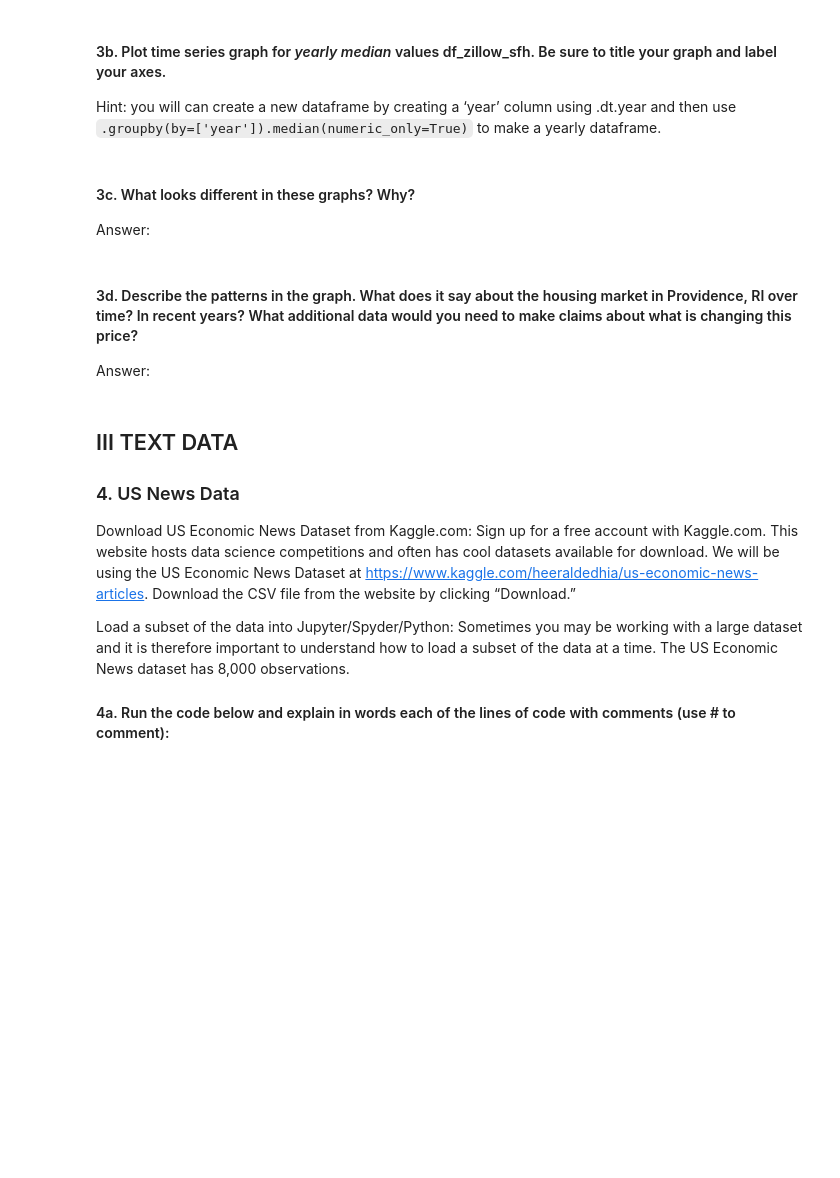
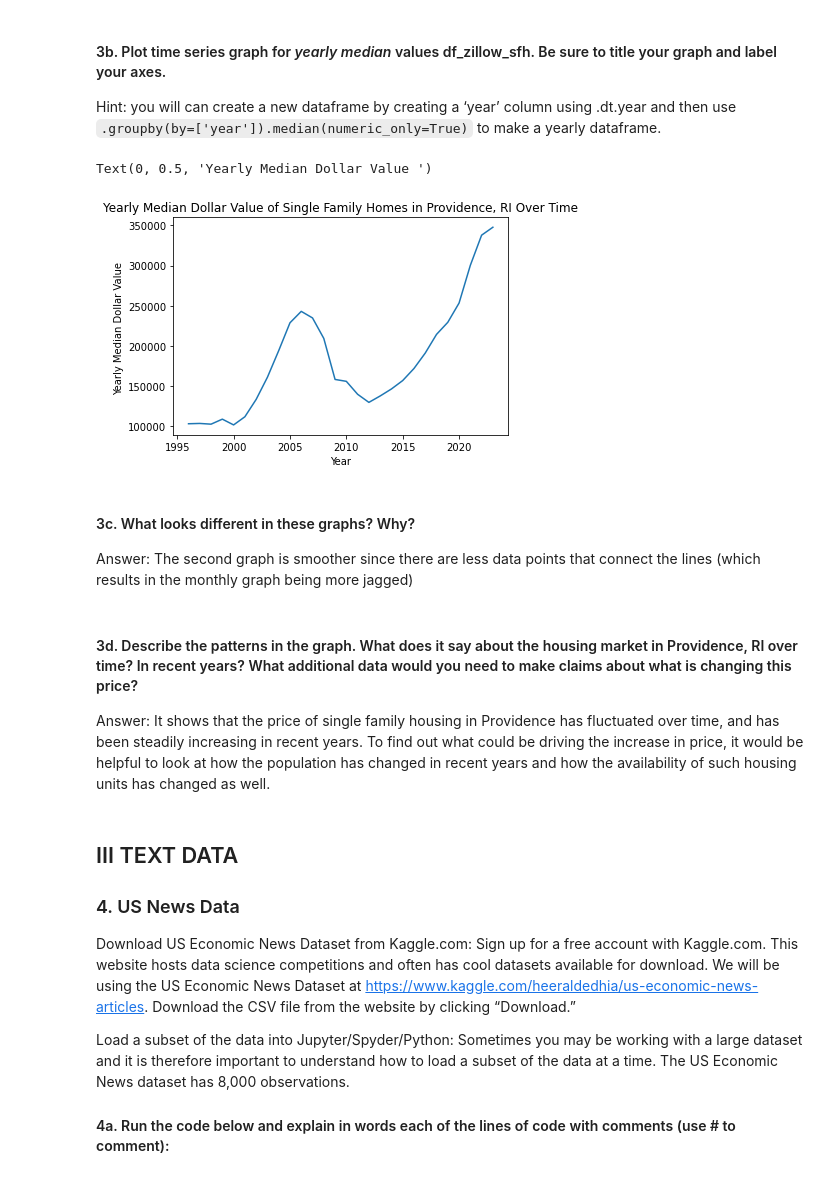
Before and after one commit to nadyatan21/ECON1620-Spring2024, a Jupyter notebook: Homework1_notebook.ipynb, the cells around one changed output. Saved outputs shown, nothing was run; the diff lists cells and outputs as text; code cells hidden in the pictures; blank space fills up the shorter version.

```diff
--- a/Homework1_notebook.ipynb
+++ b/Homework1_notebook.ipynb
@@ -129,14 +183,24 @@ Hint: use  `[df_zillow_sfh['date'].dt.year==2020]`
 Hint: you will can create a new dataframe by creating a ‘year’ column using .dt.year and then use `.groupby(by=['year']).median(numeric_only=True)` to make a yearly dataframe.
 # %%
 # Write the code you need (if any) to answer the questions above:
+df_zillow_sfh['year'] = df_zillow_sfh['date'].dt.year
+df_zillow_sfh_by_year = df_zillow_sfh.groupby(by=['year']).median(numeric_only=True)
+df_zillow_sfh_by_year.head()
+plt.plot(df_zillow_sfh_by_year.index, df_zillow_sfh_by_year['value'])
+plt.title('Yearly Median Dollar Value of Single Family Homes in Providence, RI Over Time')
+plt.xlabel('Year')
+plt.ylabel('Yearly Median Dollar Value ')
+# %% [output]
+Text(0, 0.5, 'Yearly Median Dollar Value ')
+[figure, added]
 # %% [markdown]
 #### 3c. What looks different in these graphs? Why?
 
-Answer:
+Answer: The second graph is smoother since there are less data points that connect the lines (which results in the monthly graph being more jagged)
 # %% [markdown]
 #### 3d. Describe the patterns in the graph. What does it say about the housing market in Providence, RI over time? In recent years? What additional data would you need to make claims about what is changing this price?
 
-Answer:
+Answer: It shows that the price of single family housing in Providence has fluctuated over time, and has been steadily increasing in recent years. To find out what could be driving the increase in price, it would be helpful to look at how the population has changed in recent years and how the availability of such housing units has changed as well.
 # %% [markdown]
 ## III	TEXT DATA
 
```
Also changed, not shown: parts of 33 cells of this notebook, 2 other files.
